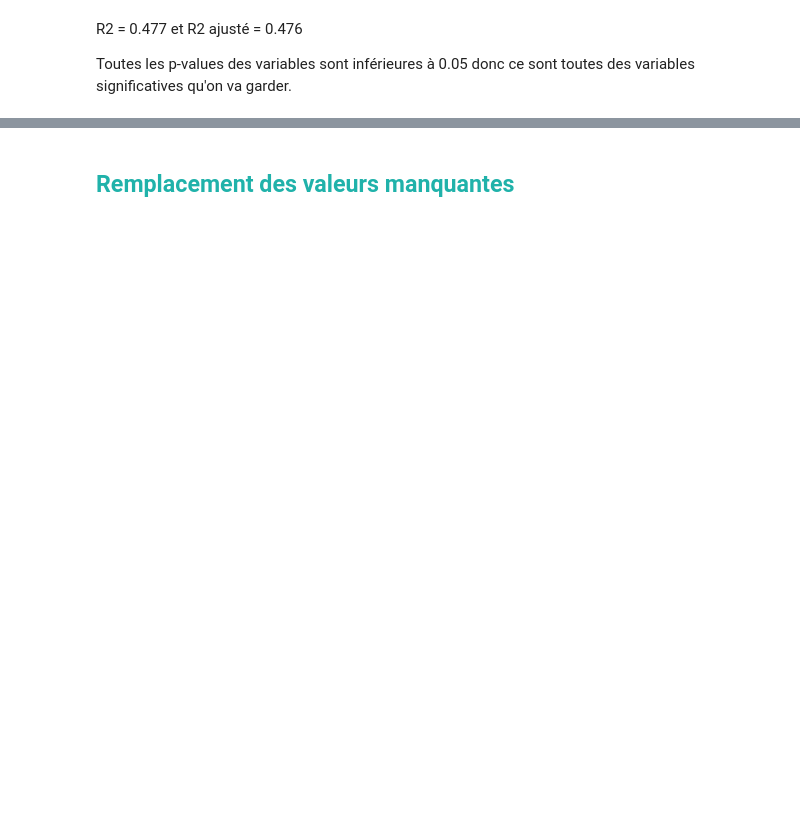
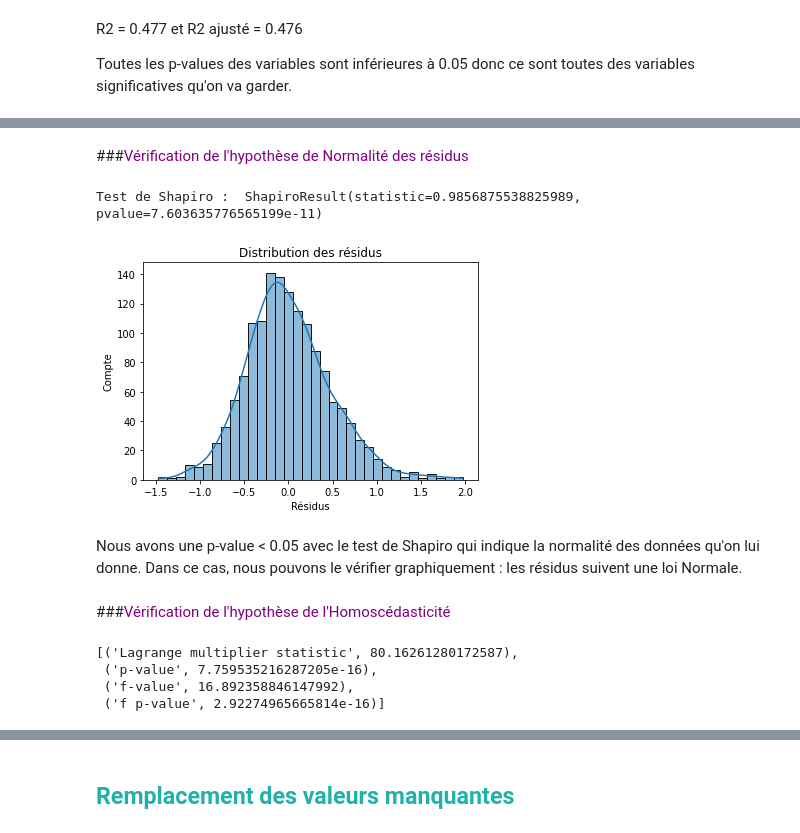
Before and after one commit to Randasabag/Detectez-des-faux-billets-avec-R-ou-Python, a Jupyter notebook: P10.ipynb, the cells around one changed output, grey strips where cells are left out. Cells and saved outputs as stored; diff of their text form; code cells hidden in the pictures; blank space fills up the shorter version.

```diff
--- a/P10.ipynb
+++ b/P10.ipynb
@@ -255,2 +276,11 @@ df_billets_null=df_billets[df_billets['margin_low'].isnull()==True]
 # %% [markdown]
 ## <a name="C23"><font color='LightSeaGreen'>Régression Linéaire Multiple</font></a>
+# %%
+#Création du modèle de Régression Linéaire
+from sklearn.linear_model import LinearRegression
+reg_lin_multi = LinearRegression()
+reg_lin_multi_model = reg_lin_multi.fit(X_train, y_train)
+
+#Prédictions
+X_train = df_billets_train[["nature","diagonal","height_left","height_right", "margin_up", "length"]]
+df_billets_train["pred_train"] = reg_lin_multi.predict(X_train)
@@ -293,0 +435,20 @@ dtype: float64
+# %% [markdown]
+###<font color='purple'>Vérification de l'hypothèse de Normalité des résidus</font>
+# %%
+#Test de la normalité des résidus
+print("Test de Shapiro : ", shapiro(df_billets_train['residuals']))
+print("\n")
+
+# Graphique
+sns.histplot(df_billets_train["residuals"], kde=True)
+plt.xlabel("Résidus")
+plt.ylabel("Compte")
+plt.title("Distribution des résidus")
+plt.show()
+# %% [output]
+Test de Shapiro :  ShapiroResult(statistic=0.9856875538825989, pvalue=7.603635776565199e-11)
+[figure, added]
+# %% [markdown]
+Nous avons une p-value < 0.05 avec le test de Shapiro qui indique la normalité des données qu'on lui donne. Dans ce cas, nous pouvons le vérifier graphiquement : les résidus suivent une loi Normale.
+# %% [markdown]
+###<font color='purple'>Vérification de l'hypothèse de l'Homoscédasticité</font>
@@ -293,0 +471,18 @@ dtype: float64
+# %%
+#Test de l'Homoscédasticité
+import statsmodels.formula.api as smf
+from statsmodels.compat import lzip
+import statsmodels.stats.api as sms
+
+#Breusch-Pagan test
+names = ['Lagrange multiplier statistic', 'p-value', 'f-value', 'f p-value']
+
+#Résultats du test
+test_result = sms.het_breuschpagan(resultats.resid, resultats.model.exog)
+
+lzip(names, test_result)
+# %% [output]
+[('Lagrange multiplier statistic', 80.16261280172587),
+ ('p-value', 7.759535216287205e-16),
+ ('f-value', 16.892358846147992),
+ ('f p-value', 2.92274965665814e-16)]
```
Also changed, not shown: parts of 88 cells of this notebook.
